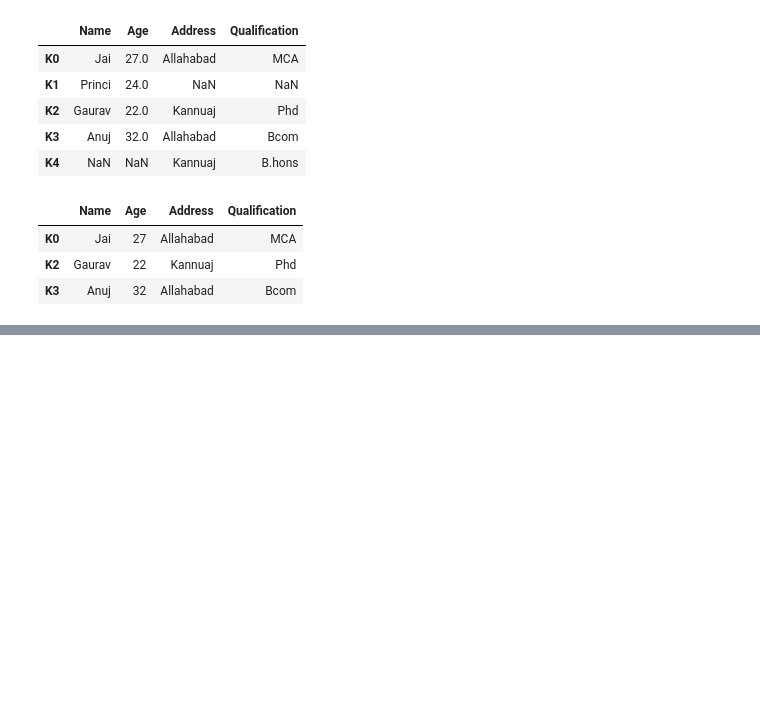
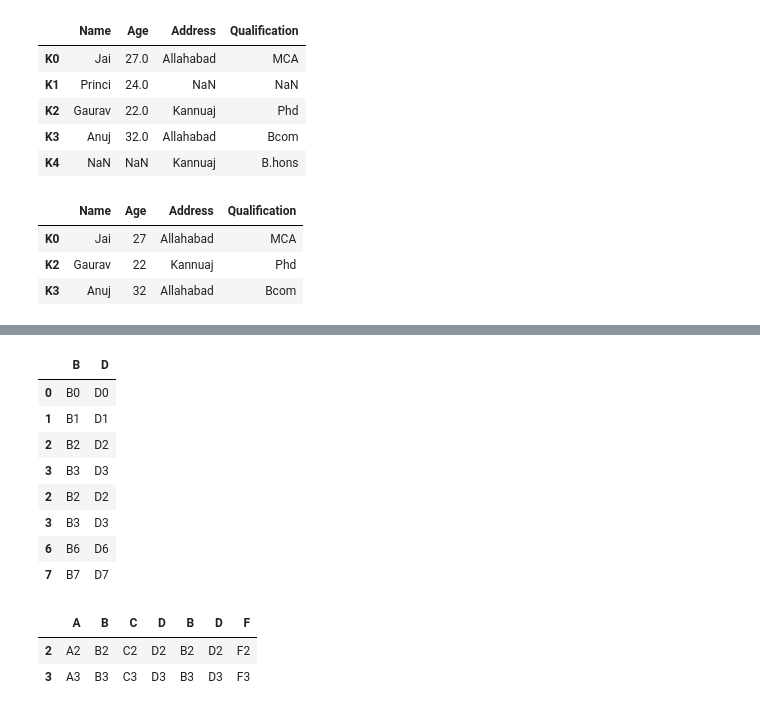
Before and after one commit to labib1910024/Python_Basic, a Jupyter notebook: Pandas_01.ipynb, the cells around one changed output, grey strips where cells are left out. Cells and saved outputs as stored; diff of their text form; code cells hidden in the pictures; blank space fills up the shorter version.

```diff
--- a/Pandas_01.ipynb
+++ b/Pandas_01.ipynb
@@ -400,0 +519,20 @@ res2
+# %%
+result = pd.concat([df1, df4], axis=0,join="inner")
+result
+# %% [output]
+|  | B | D |
+| 0 | B0 | D0 |
+| 1 | B1 | D1 |
+| 2 | B2 | D2 |
+| 3 | B3 | D3 |
+| 2 | B2 | D2 |
+| 3 | B3 | D3 |
+| 6 | B6 | D6 |
+| 7 | B7 | D7 |
+# %%
+result = pd.concat([df1, df4], axis=1,join="inner")
+result
+# %% [output]
+|  | A | B | C | D | B | D | F |
+| 2 | A2 | B2 | C2 | D2 | B2 | D2 | F2 |
+| 3 | A3 | B3 | C3 | D3 | B3 | D3 | F3 |
```
Also changed, not shown: parts of 9 cells of this notebook.
